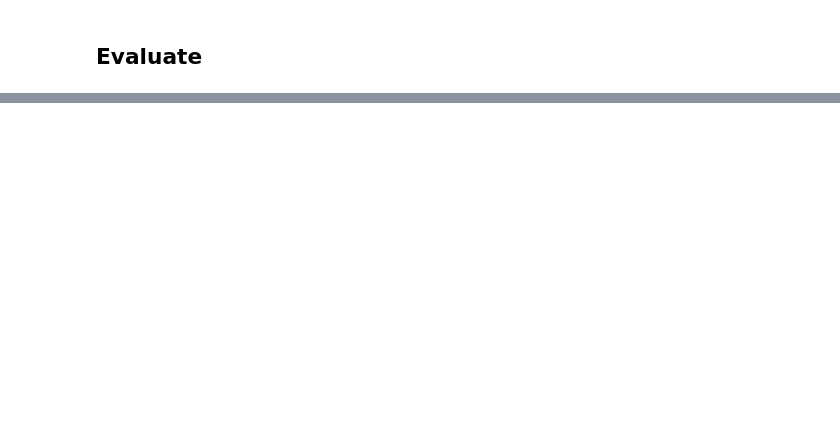
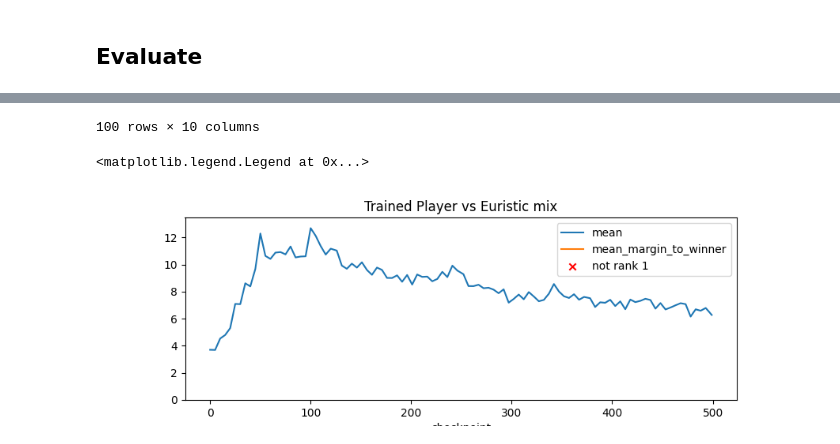
Before and after one commit to tonipenya/clepto_ninja, a Jupyter notebook: train.ipynb, the cells around one changed output, grey strips where cells are left out. Drawn from its saved outputs; the diff is of its cells as text; code cells hidden in the pictures; blank space fills up the shorter version.

```diff
--- a/train.ipynb
+++ b/train.ipynb
@@ -783,0 +844,28 @@ Results for checkpoint index: all_trained
+# %%
+history_df = pd.concat(
+    player_payout_stats(gr["results"])
+    .loc[lambda r: r.player.str.startswith("ActorCriticPlayer")]
+    .assign(checkpoint=gr["checkpoint_index"])
+    for gr in game_results
+).set_index("checkpoint", drop=False)
+
+display(history_df)
+
+columns_to_display = ["mean", "mean_margin_to_winner"]
+ax = history_df[columns_to_display].plot(
+    figsize=(9, 3), title="Trained Player vs Euristic mix", ylim=(0, None)
+)
+
+mask = history_df["rank"] != 1
+
+for col in columns_to_display:
+    ax.scatter(
+        history_df.index[mask],
+        history_df.loc[mask, col],
+        marker="x",
+        color="red",
+        zorder=3,
+        label="not rank 1" if col == "mean" else None,
+    )
+ax.legend()
+# %% [output]
@@ -783,0 +885,3 @@ Results for checkpoint index: all_trained
+100 rows × 10 columns
+<matplotlib.legend.Legend at 0x...>
+[figure, added]
```
Also changed, not shown: parts of 55 cells of this notebook.
